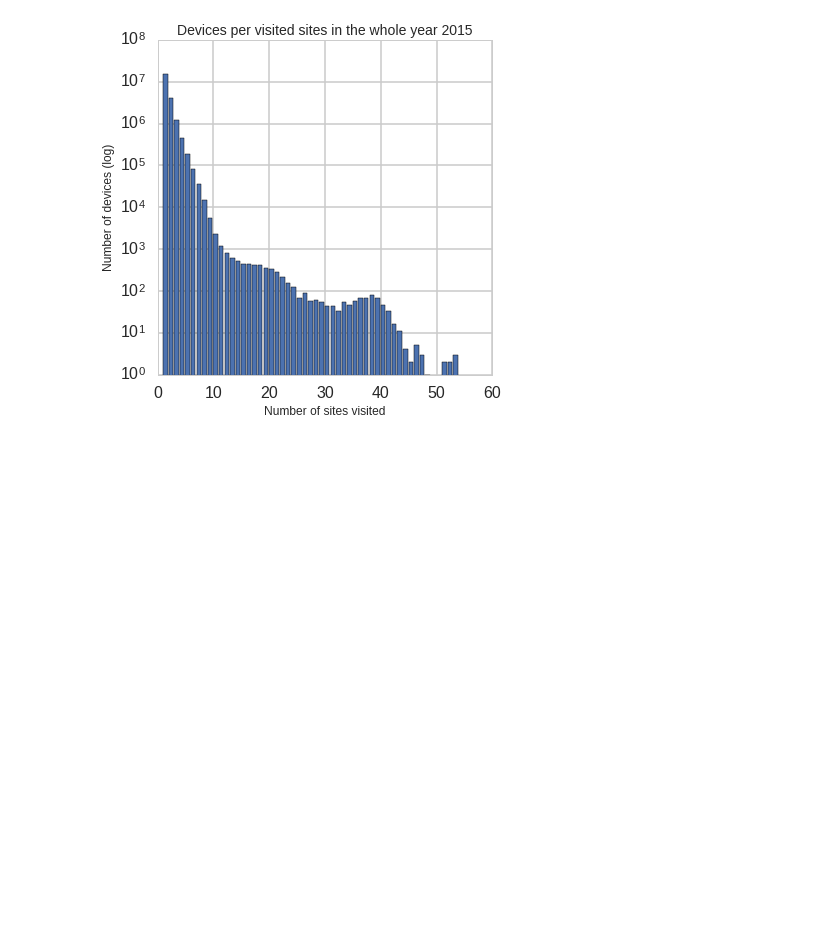
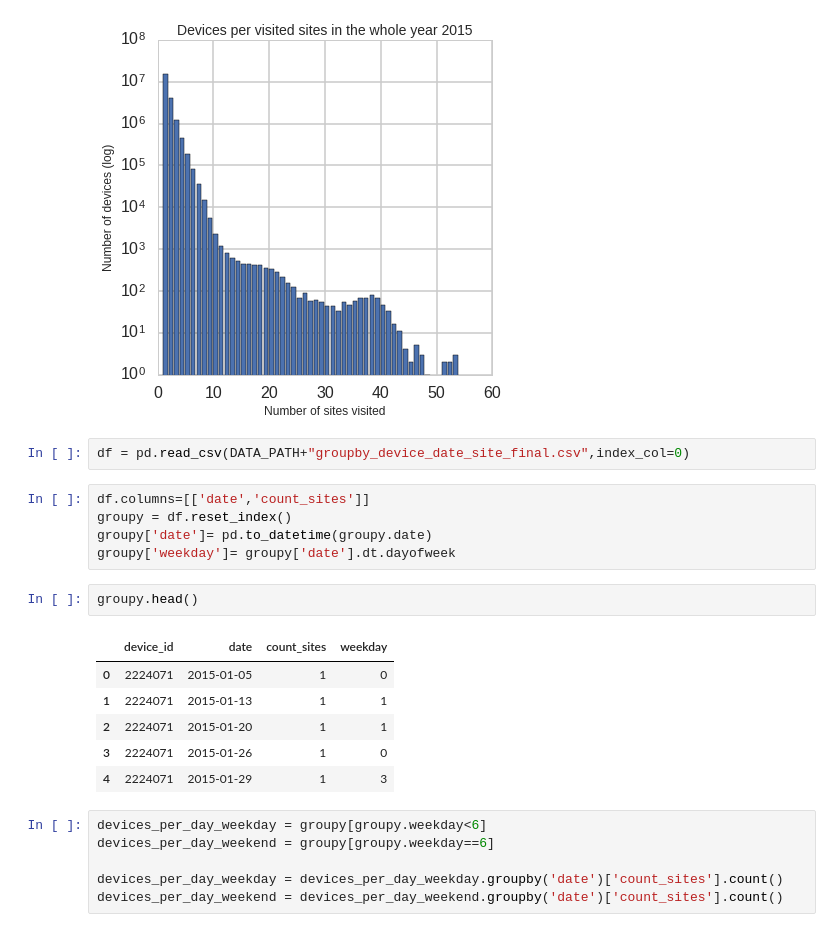
Before and after one commit to clementlefevre/CS109, a Jupyter notebook: xalid/nielsen3.ipynb, the cells around one changed output. Saved outputs shown, nothing was run; the diff lists cells and outputs as text; blank space fills up the shorter version.

```diff
--- a/xalid/nielsen3.ipynb
+++ b/xalid/nielsen3.ipynb
@@ -257,3 +257,25 @@ def get_numbers_records_multi_sites_devices():
 display_spread()
 # %% [output]
 [figure]
+# %%
+df = pd.read_csv(DATA_PATH+"groupby_device_date_site_final.csv",index_col=0)
+# %%
+df.columns=[['date','count_sites']]
+groupy = df.reset_index()
+groupy['date']= pd.to_datetime(groupy.date)
+groupy['weekday']= groupy['date'].dt.dayofweek
+# %%
+groupy.head()
+# %% [output]
+|  | device_id | date | count_sites | weekday |
+| 0 | 2224071 | 2015-01-05 | 1 | 0 |
+| 1 | 2224071 | 2015-01-13 | 1 | 1 |
+| 2 | 2224071 | 2015-01-20 | 1 | 1 |
+| 3 | 2224071 | 2015-01-26 | 1 | 0 |
+| 4 | 2224071 | 2015-01-29 | 1 | 3 |
+# %%
+devices_per_day_weekday = groupy[groupy.weekday<6]
+devices_per_day_weekend = groupy[groupy.weekday==6]
+
+devices_per_day_weekday = devices_per_day_weekday.groupby('date')['count_sites'].count()
+devices_per_day_weekend = devices_per_day_weekend.groupby('date')['count_sites'].count()
```
Also changed, not shown: parts of 1 cell of this notebook.
